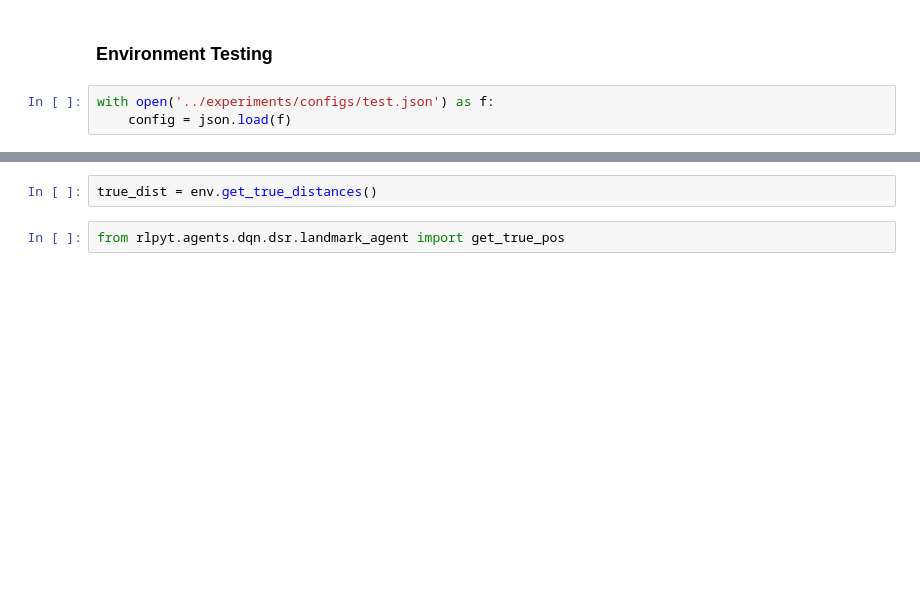
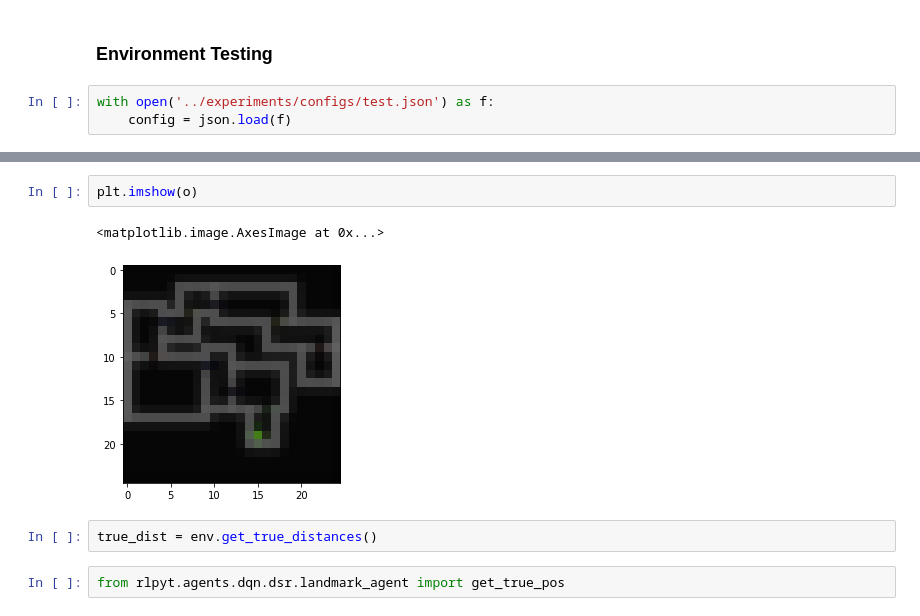
Before and after one commit to 2016choang/sfl, a Jupyter notebook: playground/new-envs.ipynb, the cells around one changed output, grey strips where cells are left out. Saved outputs shown, nothing was run; the diff lists cells and outputs as text; blank space fills up the shorter version.

```diff
--- a/playground/new-envs.ipynb
+++ b/playground/new-envs.ipynb
@@ -52,3 +65,8 @@ using seed 333
+# %%
+plt.imshow(o)
+# %% [output]
+<matplotlib.image.AxesImage at 0x...>
+[figure, added]
 # %%
 true_dist = env.get_true_distances()
 # %%
```
Also changed, not shown: parts of 5 cells of this notebook, 6 other files.
